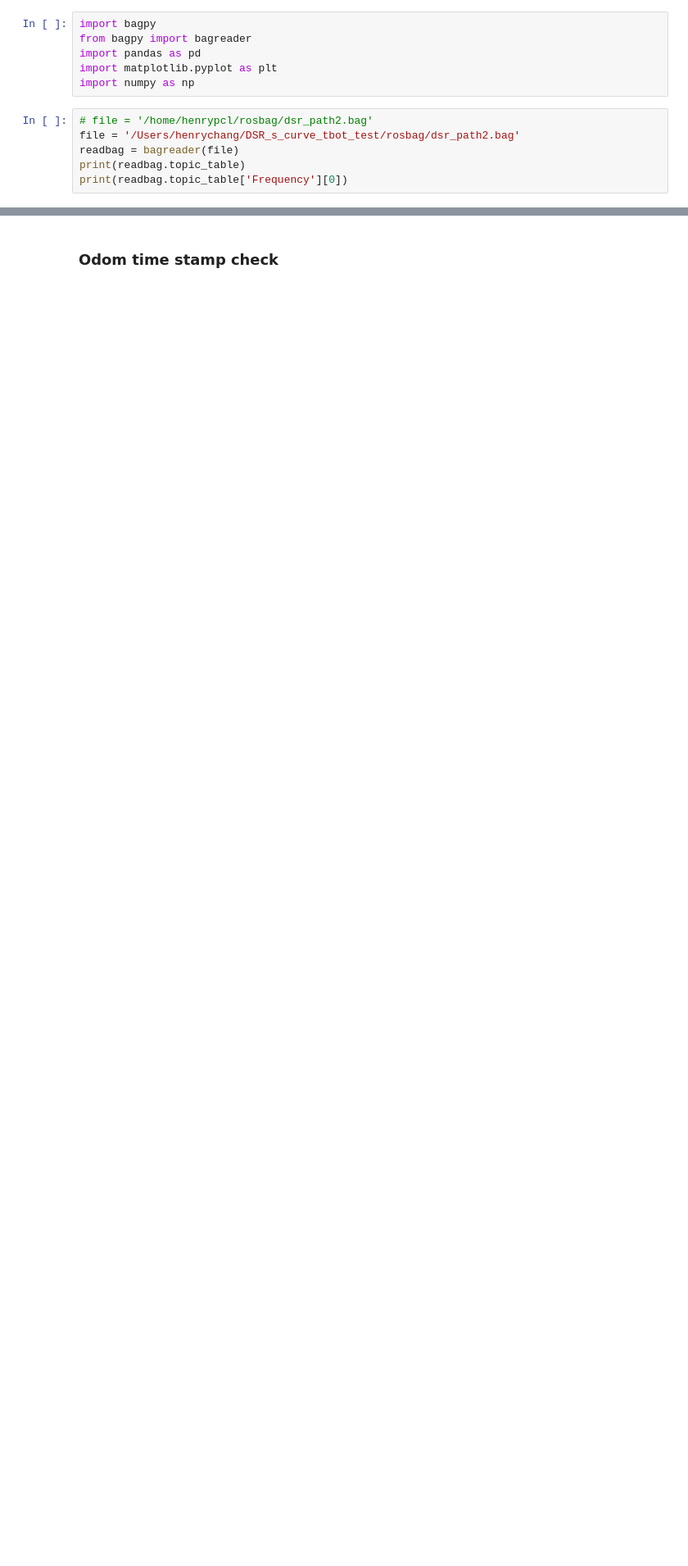
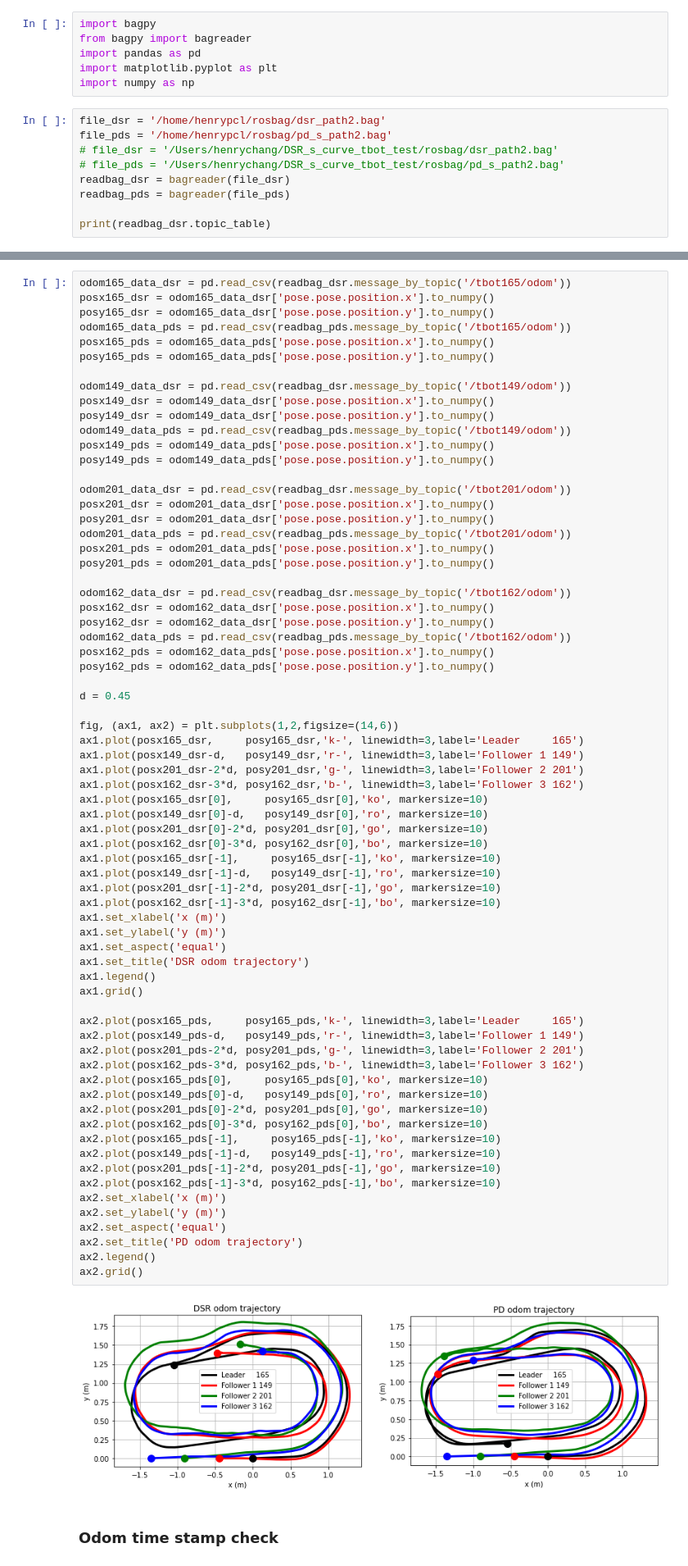
Before and after one commit to holyhenry/DSR_s_curve_tbot_test, a Jupyter notebook: plotting/scripts/data_visualize.ipynb, the cells around one changed output, grey strips where cells are left out. Shown at 82% size. Cells and saved outputs as stored; diff of their text form; blank space fills up the shorter version.

Commit message:
update data visualize

```diff
--- a/plotting/scripts/data_visualize.ipynb
+++ b/plotting/scripts/data_visualize.ipynb
@@ -5,9 +5,12 @@ import pandas as pd
 import matplotlib.pyplot as plt
 import numpy as np
 # %%
-# file = '/home/henrypcl/rosbag/dsr_path2.bag'
-file = '/Users/henrychang/DSR_s_curve_tbot_test/rosbag/dsr_path2.bag'
-readbag = bagreader(file)
-print(readbag.topic_table)
-print(readbag.topic_table['Frequency'][0])
+file_dsr = '/home/henrypcl/rosbag/dsr_path2.bag'
+file_pds = '/home/henrypcl/rosbag/pd_s_path2.bag'
+# file_dsr = '/Users/henrychang/DSR_s_curve_tbot_test/rosbag/dsr_path2.bag'
+# file_pds = '/Users/henrychang/DSR_s_curve_tbot_test/rosbag/pd_s_path2.bag'
+readbag_dsr = bagreader(file_dsr)
+readbag_pds = bagreader(file_pds)
+
+print(readbag_dsr.topic_table)
 # %% [output]
@@ -55,2 +36,73 @@ head_162  = odom162_data['pose.pose.orientation.z']
+# %%
+odom165_data_dsr = pd.read_csv(readbag_dsr.message_by_topic('/tbot165/odom'))
+posx165_dsr = odom165_data_dsr['pose.pose.position.x'].to_numpy()
+posy165_dsr = odom165_data_dsr['pose.pose.position.y'].to_numpy()
+odom165_data_pds = pd.read_csv(readbag_pds.message_by_topic('/tbot165/odom'))
+posx165_pds = odom165_data_pds['pose.pose.position.x'].to_numpy()
+posy165_pds = odom165_data_pds['pose.pose.position.y'].to_numpy()
+
+odom149_data_dsr = pd.read_csv(readbag_dsr.message_by_topic('/tbot149/odom'))
+posx149_dsr = odom149_data_dsr['pose.pose.position.x'].to_numpy()
+posy149_dsr = odom149_data_dsr['pose.pose.position.y'].to_numpy()
+odom149_data_pds = pd.read_csv(readbag_pds.message_by_topic('/tbot149/odom'))
+posx149_pds = odom149_data_pds['pose.pose.position.x'].to_numpy()
+posy149_pds = odom149_data_pds['pose.pose.position.y'].to_numpy()
+
+odom201_data_dsr = pd.read_csv(readbag_dsr.message_by_topic('/tbot201/odom'))
+posx201_dsr = odom201_data_dsr['pose.pose.position.x'].to_numpy()
+posy201_dsr = odom201_data_dsr['pose.pose.position.y'].to_numpy()
+odom201_data_pds = pd.read_csv(readbag_pds.message_by_topic('/tbot201/odom'))
+posx201_pds = odom201_data_pds['pose.pose.position.x'].to_numpy()
+posy201_pds = odom201_data_pds['pose.pose.position.y'].to_numpy()
+
+odom162_data_dsr = pd.read_csv(readbag_dsr.message_by_topic('/tbot162/odom'))
+posx162_dsr = odom162_data_dsr['pose.pose.position.x'].to_numpy()
+posy162_dsr = odom162_data_dsr['pose.pose.position.y'].to_numpy()
+odom162_data_pds = pd.read_csv(readbag_pds.message_by_topic('/tbot162/odom'))
+posx162_pds = odom162_data_pds['pose.pose.position.x'].to_numpy()
+posy162_pds = odom162_data_pds['pose.pose.position.y'].to_numpy()
+
+d = 0.45
+
+fig, (ax1, ax2) = plt.subplots(1,2,figsize=(14,6))
+ax1.plot(posx165_dsr,     posy165_dsr,'k-', linewidth=3,label='Leader     165')
+ax1.plot(posx149_dsr-d,   posy149_dsr,'r-', linewidth=3,label='Follower 1 149')
+ax1.plot(posx201_dsr-2*d, posy201_dsr,'g-', linewidth=3,label='Follower 2 201')
+ax1.plot(posx162_dsr-3*d, posy162_dsr,'b-', linewidth=3,label='Follower 3 162')
+ax1.plot(posx165_dsr[0],     posy165_dsr[0],'ko', markersize=10)
+ax1.plot(posx149_dsr[0]-d,   posy149_dsr[0],'ro', markersize=10)
+ax1.plot(posx201_dsr[0]-2*d, posy201_dsr[0],'go', markersize=10)
+ax1.plot(posx162_dsr[0]-3*d, posy162_dsr[0],'bo', markersize=10)
+ax1.plot(posx165_dsr[-1],     posy165_dsr[-1],'ko', markersize=10)
+ax1.plot(posx149_dsr[-1]-d,   posy149_dsr[-1],'ro', markersize=10)
+ax1.plot(posx201_dsr[-1]-2*d, posy201_dsr[-1],'go', markersize=10)
+ax1.plot(posx162_dsr[-1]-3*d, posy162_dsr[-1],'bo', markersize=10)
+ax1.set_xlabel('x (m)')
+ax1.set_ylabel('y (m)')
+ax1.set_aspect('equal')
+ax1.set_title('DSR odom trajectory')
+ax1.legend()
+ax1.grid()
+
+ax2.plot(posx165_pds,     posy165_pds,'k-', linewidth=3,label='Leader     165')
+ax2.plot(posx149_pds-d,   posy149_pds,'r-', linewidth=3,label='Follower 1 149')
+ax2.plot(posx201_pds-2*d, posy201_pds,'g-', linewidth=3,label='Follower 2 201')
+ax2.plot(posx162_pds-3*d, posy162_pds,'b-', linewidth=3,label='Follower 3 162')
+ax2.plot(posx165_pds[0],     posy165_pds[0],'ko', markersize=10)
+ax2.plot(posx149_pds[0]-d,   posy149_pds[0],'ro', markersize=10)
+ax2.plot(posx201_pds[0]-2*d, posy201_pds[0],'go', markersize=10)
+ax2.plot(posx162_pds[0]-3*d, posy162_pds[0],'bo', markersize=10)
+ax2.plot(posx165_pds[-1],     posy165_pds[-1],'ko', markersize=10)
+ax2.plot(posx149_pds[-1]-d,   posy149_pds[-1],'ro', markersize=10)
+ax2.plot(posx201_pds[-1]-2*d, posy201_pds[-1],'go', markersize=10)
+ax2.plot(posx162_pds[-1]-3*d, posy162_pds[-1],'bo', markersize=10)
+ax2.set_xlabel('x (m)')
+ax2.set_ylabel('y (m)')
+ax2.set_aspect('equal')
+ax2.set_title('PD odom trajectory')
+ax2.legend()
+ax2.grid()
+# %% [output]
+[figure, added]
 # %% [markdown]
 ### Odom time stamp check
```
Also changed, not shown: parts of 13 cells of this notebook.
